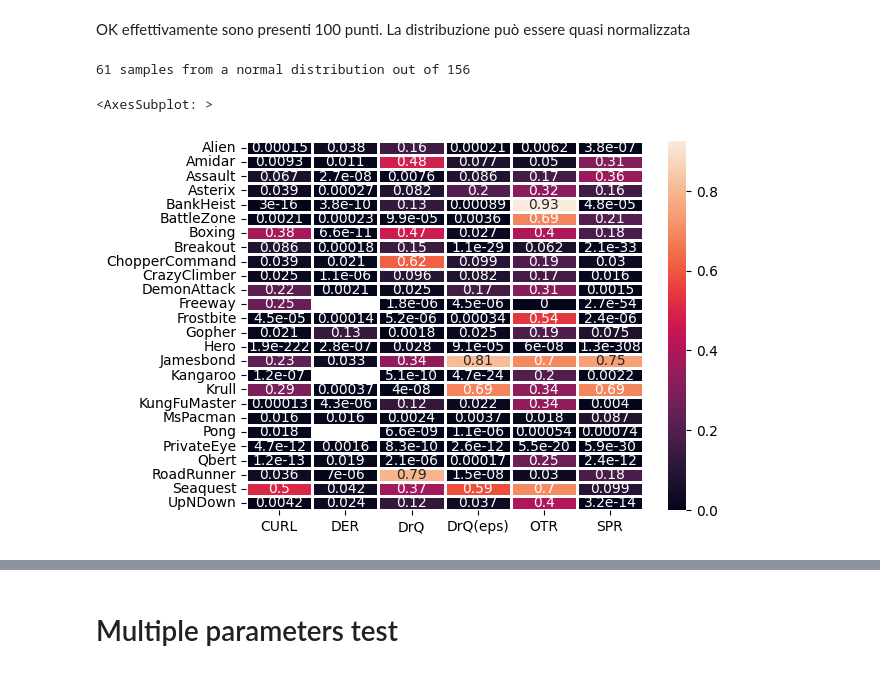
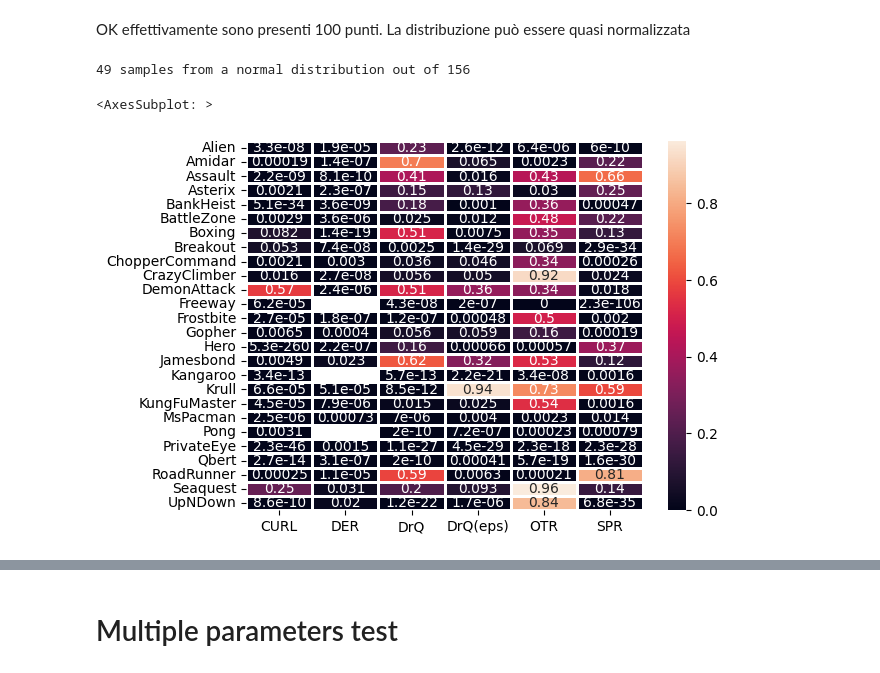
Before and after one commit to ecaromeo/stat_prec, a Jupyter notebook: normality.ipynb, the cells around one changed output, grey strips where cells are left out. Cells and saved outputs as stored; diff of their text form; code cells hidden in the pictures.

```diff
--- a/normality.ipynb
+++ b/normality.ipynb
@@ -254,28 +254,28 @@ OK effettivamente sono presenti 100 punti. La distribuzione può essere quasi no
 # %%
 
 p_vals = np.zeros((M, len(algo_list)))
 alpha = 0.05
-trim = 0.05
+trim = 0
 smpl_len = 100
 smpl_srt = int(smpl_len*trim/2)
 smpl_end = smpl_len - smpl_srt
 
 for alg_indx,  alg in zip(range(len(algo_list)), algo_list):
         for game_indx, game in zip(range(M), games):
                 smpl = algo_bench[alg][game]
                 smpl = np.sort(smpl)
                 smpl = smpl[smpl_srt: smpl_end]
                 _, p_vals[game_indx, alg_indx] = stats.normaltest(smpl)
 
 fig, axs = plt.subplots(1,1)
 # fig.set_figwidth(10)
 # fig.set_figheight(10)
 p_vals_mask = np.copy(p_vals)
 p_vals_mask[p_vals <= alpha] = 0
 p_vals_mask[p_vals > alpha] = 1
 print(f"{np.sum(p_vals>alpha)} samples from a normal distribution out of {np.size(p_vals)}")
 sns.heatmap(p_vals, linewidth=1, annot=True, xticklabels=algo_list, yticklabels=games, ax=axs)
 # %% [output]
-61 samples from a normal distribution out of 156
+49 samples from a normal distribution out of 156
 <AxesSubplot: >
-[figure, old version]
+[figure, new version]
```
Also changed, not shown: parts of 17 cells of this notebook.
